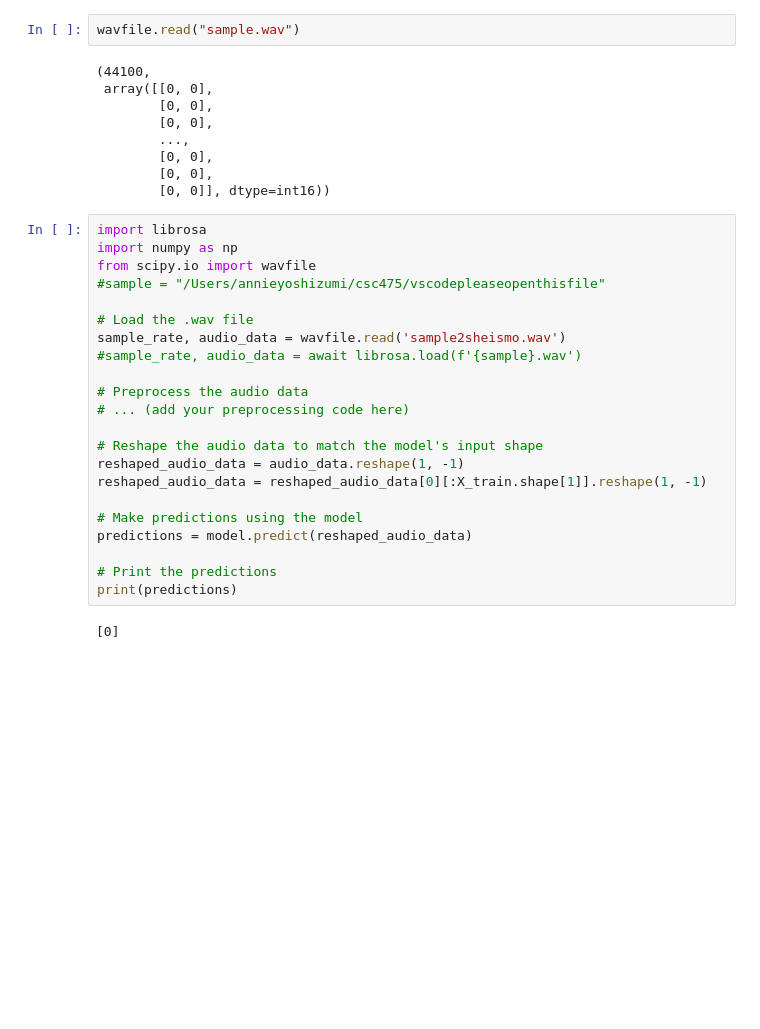
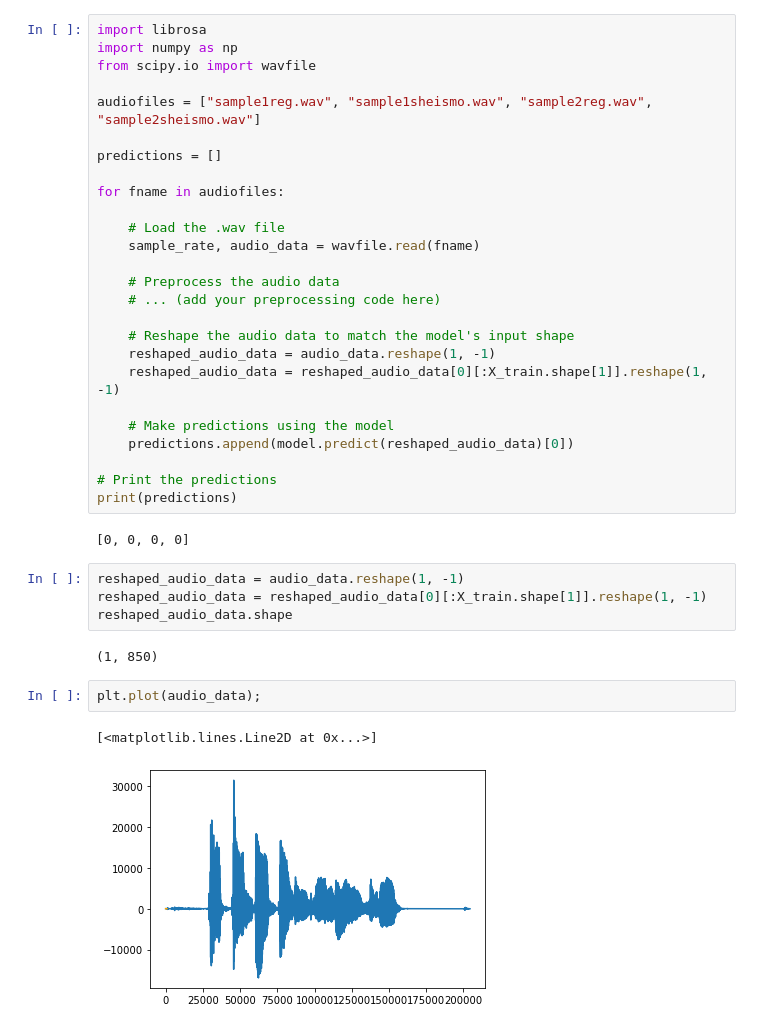
Before and after one commit to fahadsultan/CSC475Dialects, a Jupyter notebook: Classification.ipynb, the cells around one changed output. Saved outputs shown, nothing was run; the diff lists cells and outputs as text; blank space fills up the shorter version.

```diff
--- a/Classification.ipynb
+++ b/Classification.ipynb
@@ -85,36 +76,40 @@ pd.Series(preds).value_counts()
 dtype: int64
-# %%
-wavfile.read("sample.wav")
-# %% [output]
-(44100,
- array([[0, 0],
-        [0, 0],
-        [0, 0],
-        ...,
-        [0, 0],
-        [0, 0],
-        [0, 0]], dtype=int16))
 # %%
 import librosa
 import numpy as np
 from scipy.io import wavfile
-#sample = "/Users/annieyoshizumi/csc475/vscodepleaseopenthisfile"
 
-# Load the .wav file
-sample_rate, audio_data = wavfile.read('sample2sheismo.wav')
-#sample_rate, audio_data = await librosa.load(f'{sample}.wav')
+audiofiles = ["sample1reg.wav", "sample1sheismo.wav", "sample2reg.wav", "sample2sheismo.wav"]
 
-# Preprocess the audio data
-# ... (add your preprocessing code here)
+predictions = []
 
-# Reshape the audio data to match the model's input shape
-reshaped_audio_data = audio_data.reshape(1, -1)
-reshaped_audio_data = reshaped_audio_data[0][:X_train.shape[1]].reshape(1, -1)
+for fname in audiofiles:
 
-# Make predictions using the model
-predictions = model.predict(reshaped_audio_data)
+    # Load the .wav file
+    sample_rate, audio_data = wavfile.read(fname)
+
+    # Preprocess the audio data
+    # ... (add your preprocessing code here)
+
+    # Reshape the audio data to match the model's input shape
+    reshaped_audio_data = audio_data.reshape(1, -1)
+    reshaped_audio_data = reshaped_audio_data[0][:X_train.shape[1]].reshape(1, -1)
+
+    # Make predictions using the model
+    predictions.append(model.predict(reshaped_audio_data)[0])
 
 # Print the predictions
 print(predictions)
 # %% [output]
-[0]
+[0, 0, 0, 0]
+# %%
+reshaped_audio_data = audio_data.reshape(1, -1)
+reshaped_audio_data = reshaped_audio_data[0][:X_train.shape[1]].reshape(1, -1)
+reshaped_audio_data.shape
+# %% [output]
+(1, 850)
+# %%
+plt.plot(audio_data);
+# %% [output]
+[<matplotlib.lines.Line2D at 0x...>]
+[figure, added]
```
Also changed, not shown: parts of 12 cells of this notebook, 8 other files.
